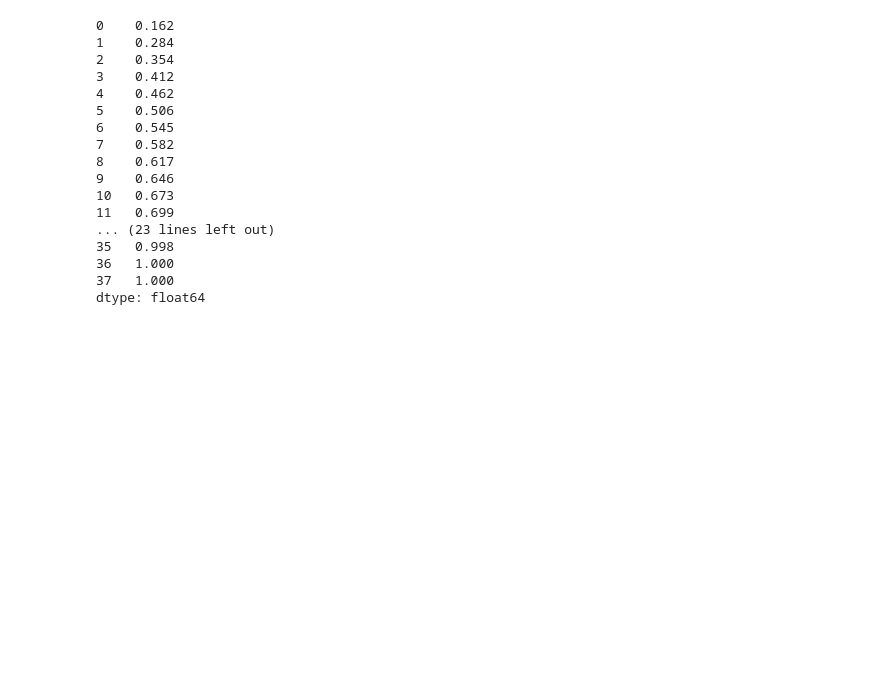
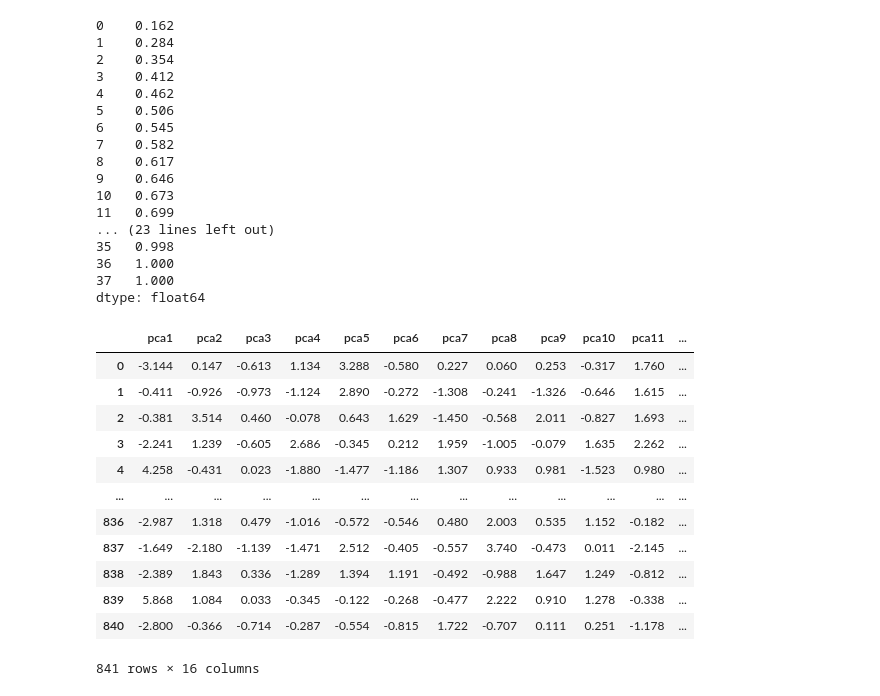
Before and after one commit to Fundkdh/algorithm-2022, a Jupyter notebook: python_practice.ipynb, the cells around one changed output. Saved outputs shown, nothing was run; the diff lists cells and outputs as text; code cells hidden in the pictures; blank space fills up the shorter version.

```diff
--- a/python_practice.ipynb
+++ b/python_practice.ipynb
@@ -475,9 +475,25 @@ dtype: float64
 # %%
 pca = PCA(n_components=16)
 principalComponents = pca.fit_transform(x)
 princialIDF = pd.DataFrame(data = principalComponents, columns =['pca1', 'pca2',
                                                                   'pca3', 'pca4', 'pca5',
                                                                   'pca6', 'pca7', 'pca8',
                                                                  'pca9', 'pca10', 'pca11',
-                                                                 'pca'
+                                                                 'pca12', 'pca13', 'pca14',
+                                                                 'pca15', 'pca16'
                                                                   ])
+princialIDF
+# %% [output]
+|  | pca1 | pca2 | pca3 | pca4 | pca5 | pca6 | pca7 | pca8 | pca9 | pca10 | pca11 | ... |
+| 0 | -3.144 | 0.147 | -0.613 | 1.134 | 3.288 | -0.580 | 0.227 | 0.060 | 0.253 | -0.317 | 1.760 | ... |
+| 1 | -0.411 | -0.926 | -0.973 | -1.124 | 2.890 | -0.272 | -1.308 | -0.241 | -1.326 | -0.646 | 1.615 | ... |
+| 2 | -0.381 | 3.514 | 0.460 | -0.078 | 0.643 | 1.629 | -1.450 | -0.568 | 2.011 | -0.827 | 1.693 | ... |
+| 3 | -2.241 | 1.239 | -0.605 | 2.686 | -0.345 | 0.212 | 1.959 | -1.005 | -0.079 | 1.635 | 2.262 | ... |
+| 4 | 4.258 | -0.431 | 0.023 | -1.880 | -1.477 | -1.186 | 1.307 | 0.933 | 0.981 | -1.523 | 0.980 | ... |
+| ... | ... | ... | ... | ... | ... | ... | ... | ... | ... | ... | ... | ... |
+| 836 | -2.987 | 1.318 | 0.479 | -1.016 | -0.572 | -0.546 | 0.480 | 2.003 | 0.535 | 1.152 | -0.182 | ... |
+| 837 | -1.649 | -2.180 | -1.139 | -1.471 | 2.512 | -0.405 | -0.557 | 3.740 | -0.473 | 0.011 | -2.145 | ... |
+| 838 | -2.389 | 1.843 | 0.336 | -1.289 | 1.394 | 1.191 | -0.492 | -0.988 | 1.647 | 1.249 | -0.812 | ... |
+| 839 | 5.868 | 1.084 | 0.033 | -0.345 | -0.122 | -0.268 | -0.477 | 2.222 | 0.910 | 1.278 | -0.338 | ... |
+| 840 | -2.800 | -0.366 | -0.714 | -0.287 | -0.554 | -0.815 | 1.722 | -0.707 | 0.111 | 0.251 | -1.178 | ... |
+841 rows × 16 columns
```
